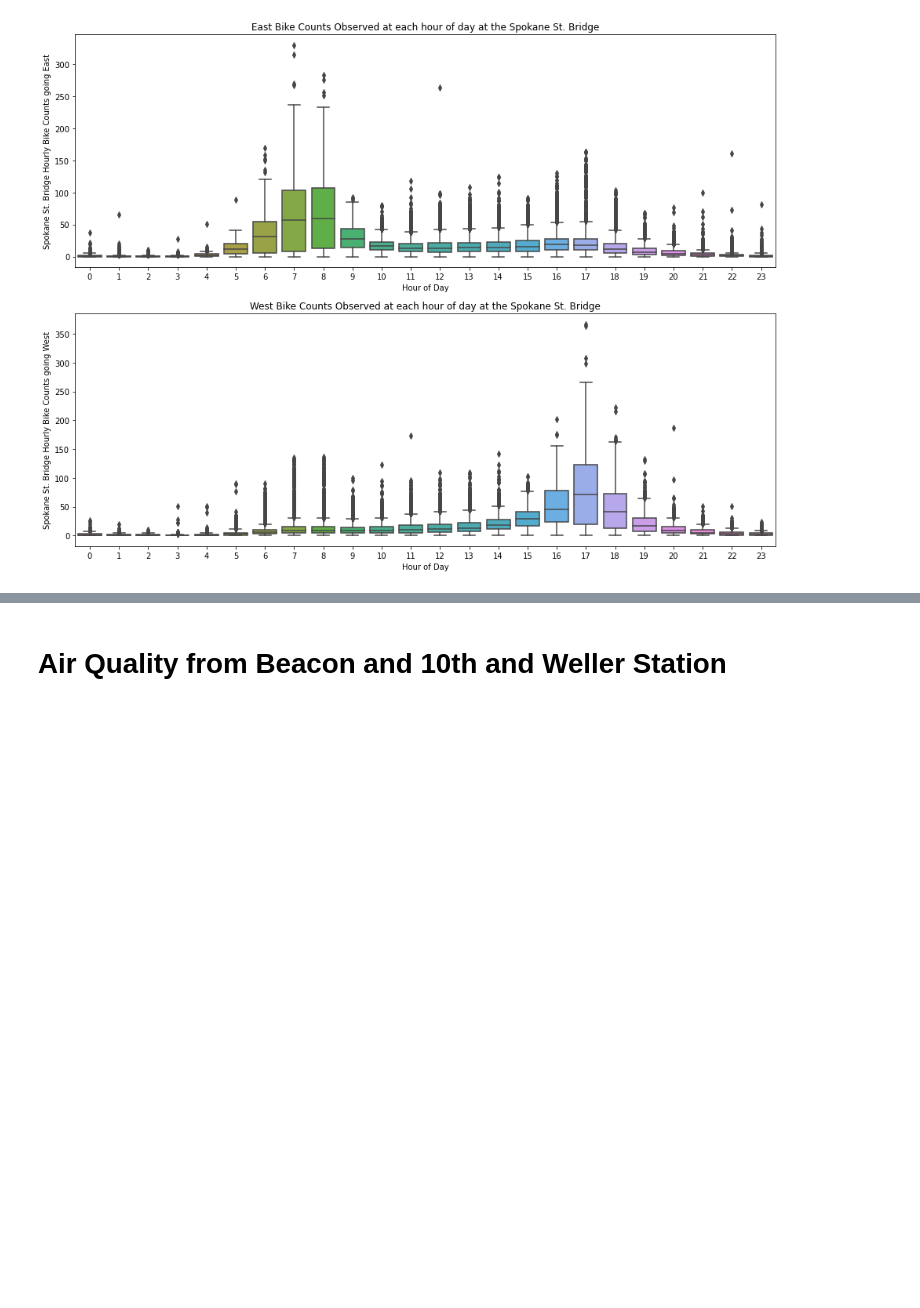
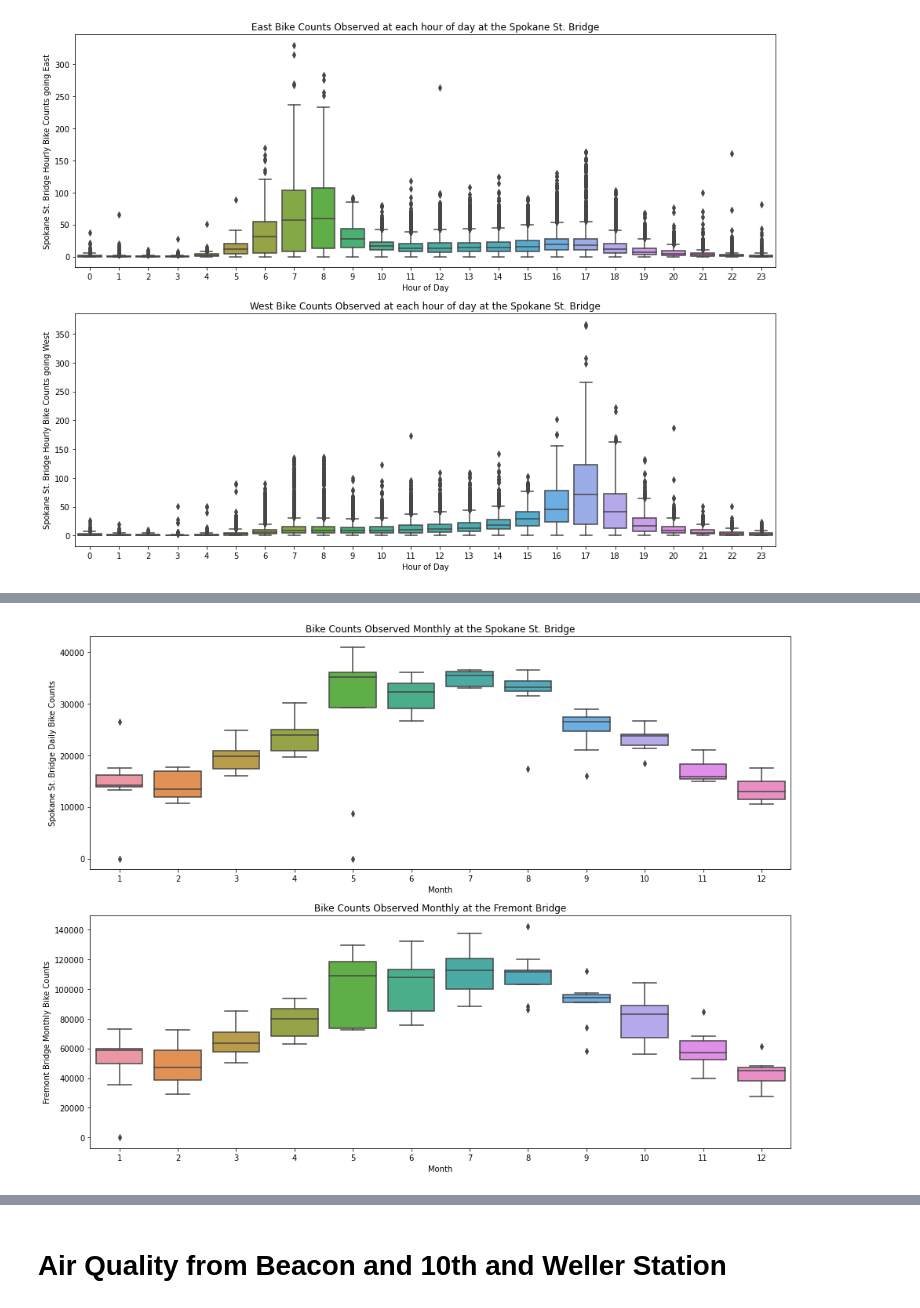
Before and after one commit to aworthyperson/Bike_Counters_Air_Quality, a Jupyter notebook: Bike_and_AQ_import_python.ipynb, the cells around one changed output, grey strips where cells are left out. Cells and saved outputs as stored; diff of their text form; code cells hidden in the pictures; blank space fills up the shorter version.

```diff
--- a/Bike_and_AQ_import_python.ipynb
+++ b/Bike_and_AQ_import_python.ipynb
@@ -232,0 +175,6 @@ result
+# %%
+monthly['time_mn'] = monthly.Date.dt.month
+monthly['time_yr'] = monthly.Date.dt.year
+
+
+monthly.head()
@@ -288,0 +290,28 @@ ax1.set(ylabel='Spokane St. Bridge Hourly Bike Counts going West',
+# %%
+import matplotlib.pyplot as plt
+import seaborn
+
+
+fig, (ax, ax1) = plt.subplots(nrows=2, ncols=1,figsize=(16,12))
+seaborn.boxplot(x = monthly.time_mn,
+                y = monthly['Spokane St. Bridge Total'],
+                ax = ax)
+
+
+ax.set(ylabel='Spokane St. Bridge Daily Bike Counts',
+       xlabel='Month',
+       title='Bike Counts Observed Monthly at the Spokane St. Bridge');
+
+
+
+seaborn.boxplot(x = monthly.time_mn,
+                y = monthly['Fremont Bridge Total'],
+                ax = ax1)
+
+
+ax1.set(ylabel='Fremont Bridge Monthly Bike Counts',
+       xlabel='Month',
+       title='Bike Counts Observed Monthly at the Fremont Bridge');
+#plt.savefig('box_plot_hour.pdf')
+# %% [output]
+[figure, added]
```
Also changed, not shown: parts of 11 cells of this notebook.
